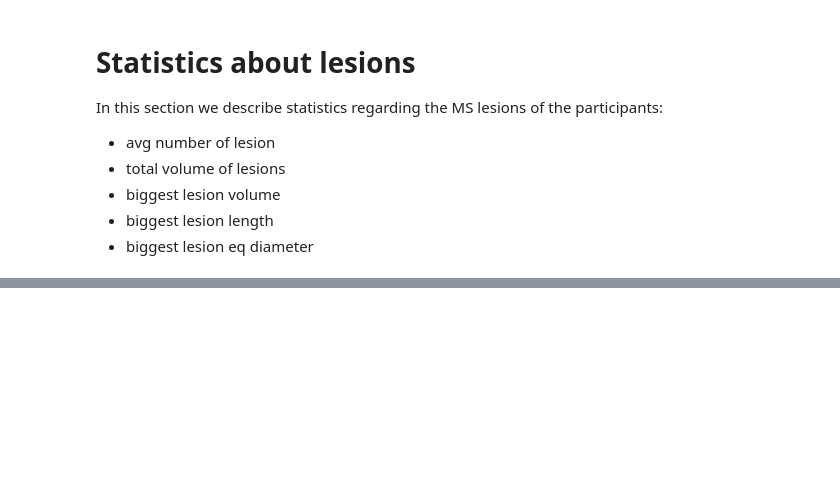
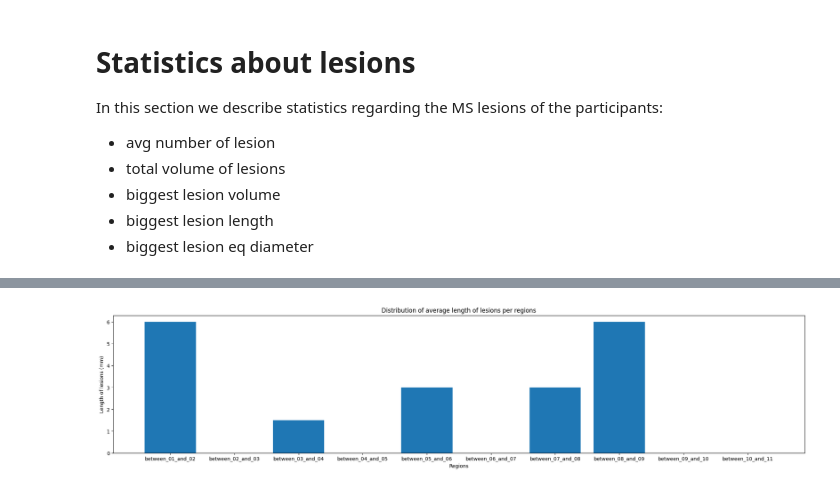
Before and after one commit to ivadomed/canproco, a Jupyter notebook: dataset_analysis/dataframe_analysis.ipynb, the cells around one changed output, grey strips where cells are left out. Drawn from its saved outputs; the diff is of its cells as text; code cells hidden in the pictures; blank space fills up the shorter version.

```diff
--- a/dataset_analysis/dataframe_analysis.ipynb
+++ b/dataset_analysis/dataframe_analysis.ipynb
@@ -162,0 +193,17 @@ Index(['participant_id', 'sex', 'age', 'pathology', 'phenotype', 'edss',
+# %%
+# Now we do the same thing but for the average length of lesions per regions
+regions = dataframe.columns
+regions = [str(column) for column in regions if 'avg_lesion_length_between' in column]
+regions = np.sort(regions)
+# print(regions)
+
+# we output the hist plot of the distribution of length of lesions per regions
+plt.figure(figsize=(25, 5))
+legend = [region.split('_',3)[-1] for region in regions]
+plt.bar(legend, dataframe[regions].sum())
+plt.title('Distribution of average length of lesions per regions')
+plt.xlabel('Regions')
+plt.ylabel('Length of lesions (mm)')
+plt.show()
+# %% [output]
+[figure, added]
```
Also changed, not shown: parts of 4 cells of this notebook.
